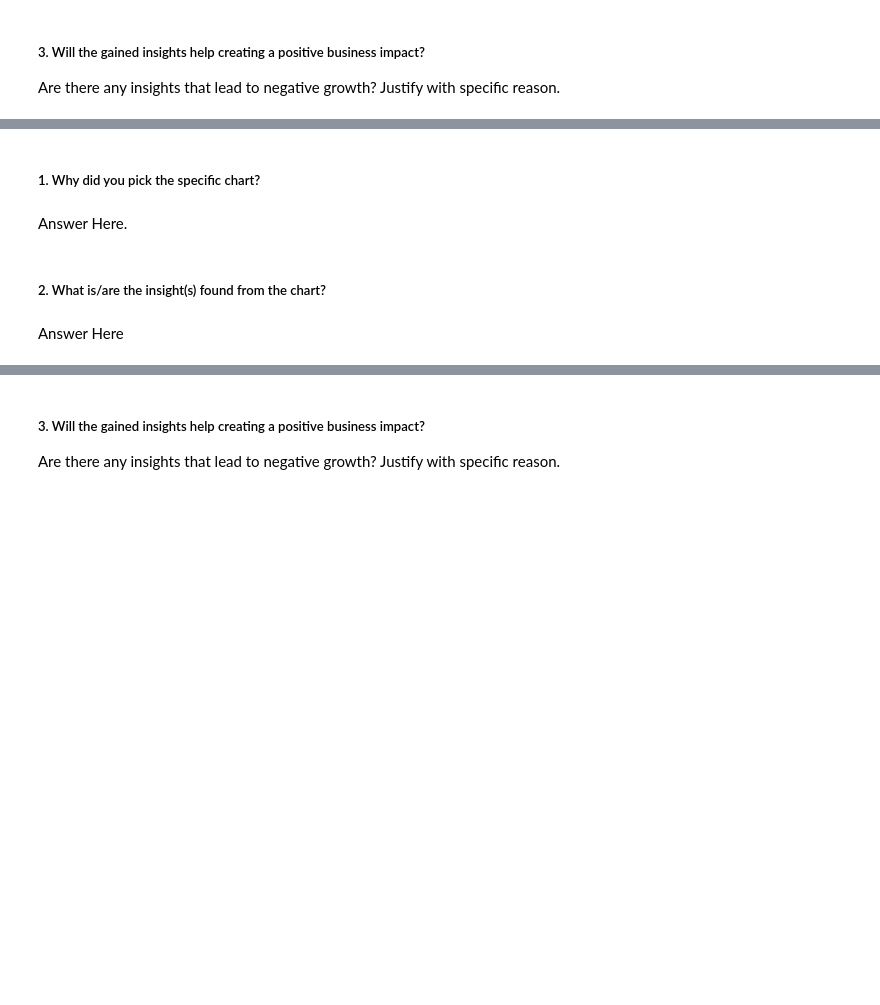
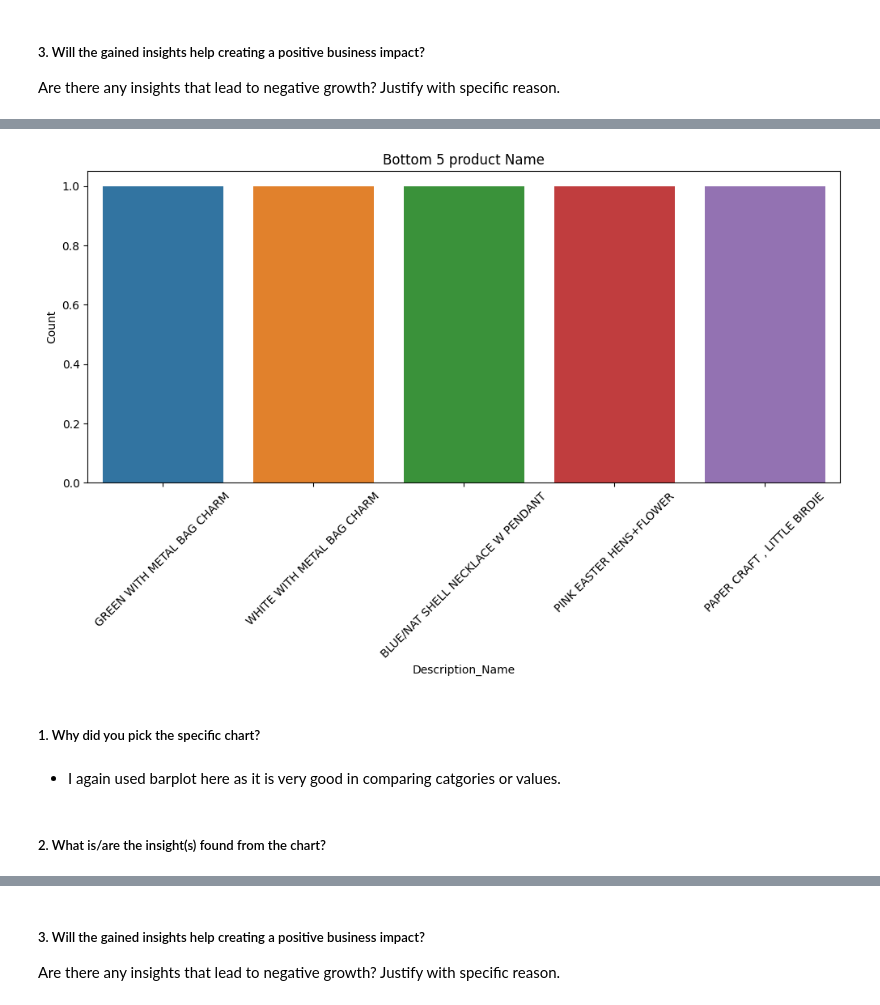
Before and after one commit to Dheeraj-Budhlakoti/Online_Retail_Customer_Segmentation, a Jupyter notebook: Capstone_Project_Unsupervised_Online_Retail_Customer_Segmentation.ipynb, the cells around one changed output, grey strips where cells are left out. Cells and saved outputs as stored; diff of their text form; code cells hidden in the pictures; blank space fills up the shorter version.

```diff
--- a/Capstone_Project_Unsupervised_Online_Retail_Customer_Segmentation.ipynb
+++ b/Capstone_Project_Unsupervised_Online_Retail_Customer_Segmentation.ipynb
@@ -337,8 +414,14 @@ Answer Here
+# %%
+plt.figure(figsize=(12,5))
+plt.title('Bottom 5 product Name')
+sns.barplot(x='Description_Name',y='Count',data=Description_df[-5:])
+plt.xticks(rotation=45)
+plt.show()
+# %% [output]
+[figure, added]
 # %% [markdown]
 ##### 1. Why did you pick the specific chart?
-# %% [markdown]
-Answer Here.
+# %% [markdown]
+* I again used barplot here as it is very good in comparing catgories or values.
 # %% [markdown]
 ##### 2. What is/are the insight(s) found from the chart?
-# %% [markdown]
-Answer Here
```
Also changed, not shown: parts of 158 cells of this notebook.
